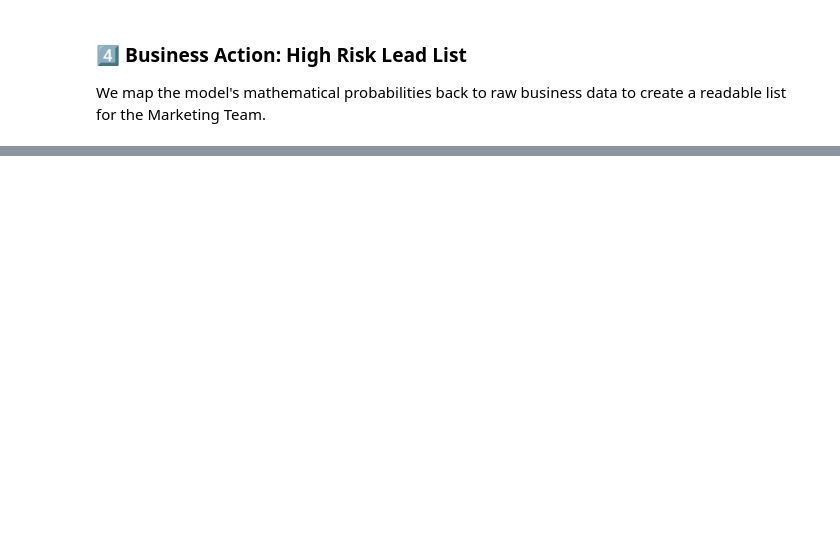
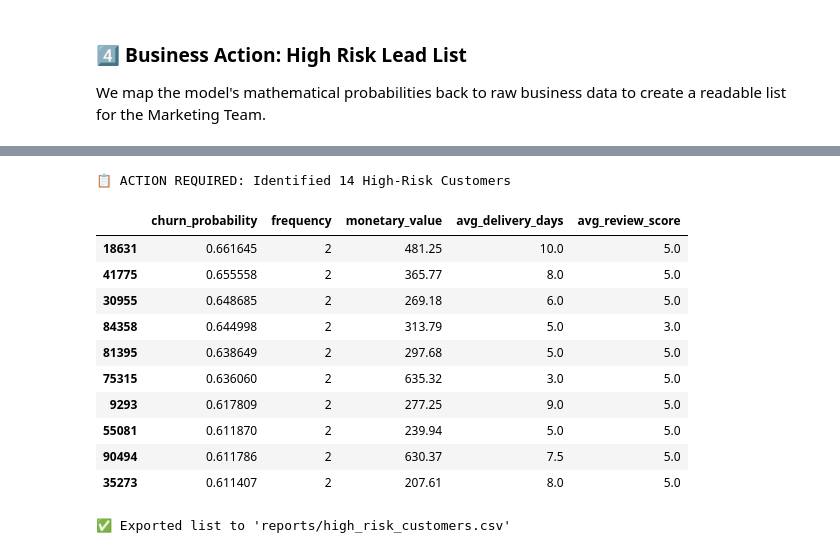
Before and after one commit to FarukAri/olist-churn-prediction, a Jupyter notebook: notebooks/2.0_final_churn_model.ipynb, the cells around one changed output, grey strips where cells are left out. Cells and saved outputs as stored; diff of their text form; code cells hidden in the pictures; blank space fills up the shorter version.

```diff
--- a/notebooks/2.0_final_churn_model.ipynb
+++ b/notebooks/2.0_final_churn_model.ipynb
@@ -87,16 +142,30 @@ We map the model's mathematical probabilities back to raw business data to creat
 # %%
 # Generate Leads from the Test Set (Simulating active customers)
 # We map predictions back to 'df_modeling' (Raw Data) using indices
 leads = generate_leads(
     model=champion_model,
     X_scaled=X_test_scaled,
     df_raw=df_modeling,
-    threshold=0.75
+    threshold=0.60
 )
 
 print(f"\n📋 ACTION REQUIRED: Identified {len(leads)} High-Risk Customers")
 display(leads.head(10))
 
 # Export for CRM
 leads.to_csv('../reports/high_risk_customers.csv')
 print("✅ Exported list to 'reports/high_risk_customers.csv'")
+# %% [output]
+📋 ACTION REQUIRED: Identified 14 High-Risk Customers
+|  | churn_probability | frequency | monetary_value | avg_delivery_days | avg_review_score |
+| 18631 | 0.661645 | 2 | 481.25 | 10.0 | 5.0 |
+| 41775 | 0.655558 | 2 | 365.77 | 8.0 | 5.0 |
+| 30955 | 0.648685 | 2 | 269.18 | 6.0 | 5.0 |
+| 84358 | 0.644998 | 2 | 313.79 | 5.0 | 3.0 |
+| 81395 | 0.638649 | 2 | 297.68 | 5.0 | 5.0 |
+| 75315 | 0.636060 | 2 | 635.32 | 3.0 | 5.0 |
+| 9293 | 0.617809 | 2 | 277.25 | 9.0 | 5.0 |
+| 55081 | 0.611870 | 2 | 239.94 | 5.0 | 5.0 |
+| 90494 | 0.611786 | 2 | 630.37 | 7.5 | 5.0 |
+| 35273 | 0.611407 | 2 | 207.61 | 8.0 | 5.0 |
+✅ Exported list to 'reports/high_risk_customers.csv'
```
Also changed, not shown: parts of 5 cells of this notebook, 4 other files.
